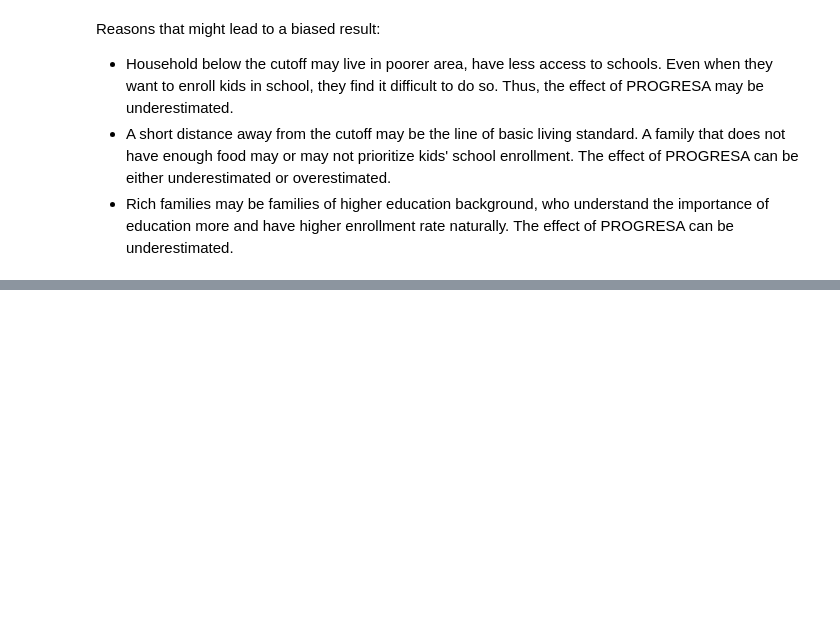
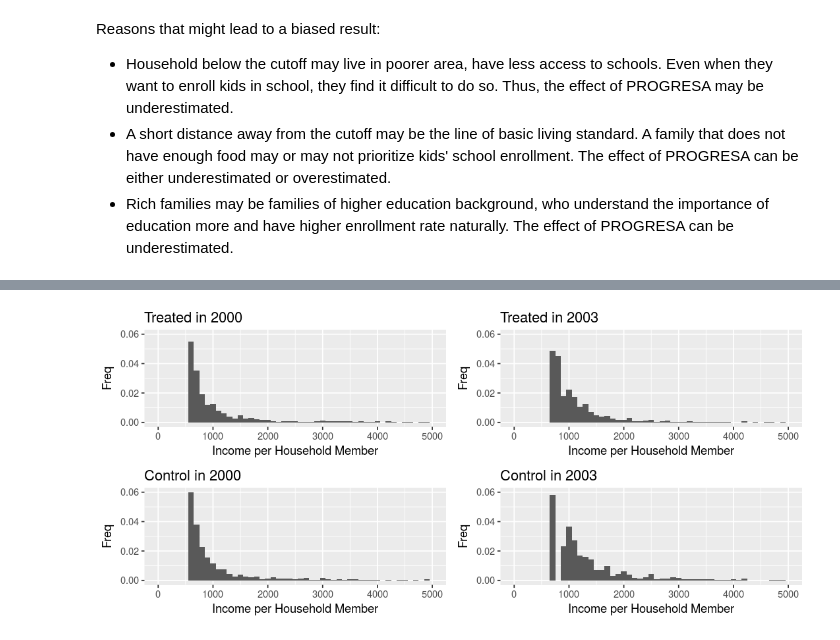
Before and after one commit to aoyh/bdbd, a Jupyter notebook: hw/Assignment3_AaronOu.ipynb, the cells around one changed output, grey strips where cells are left out. Drawn from its saved outputs; the diff is of its cells as text; code cells hidden in the pictures; blank space fills up the shorter version.

```diff
--- a/hw/Assignment3_AaronOu.ipynb
+++ b/hw/Assignment3_AaronOu.ipynb
@@ -257,0 +275,6 @@ Reasons that might lead to a biased result:
+# %%
+# Read raw data and clean for difference in difference exercise
+did <- read.csv("../Data/DID_OPORTUNIDADES.csv", header = TRUE) %>%
+  filter(year %in% c(2000, 2003), !is.na(Income_HH_per))
+head(did, 1)
+summary(did$Income_HH_per)
@@ -257,0 +286,21 @@ Reasons that might lead to a biased result:
+# %%
+# Method 1: Plot one by one
+options(repr.plot.width = 9, repr.plot.height = 4)
+PlotHist <- function(year_value, d_value) {
+  did %>% filter(year == year_value, D == d_value) %>%
+    ggplot() +
+    aes(x = Income_HH_per, y = ..count../sum(..count..)) +
+    geom_histogram(binwidth = 100) +
+    scale_x_continuous(limits = c(0, 5000)) +
+    scale_y_continuous(limits = c(0, 0.06)) +
+    ggtitle(paste0(d_value, " in ", year_value)) +
+    xlab("Income per Household Member") +
+    ylab("Freq")
+}
+multiplot(
+  PlotHist(2000, "Treated"),
+  PlotHist(2003, "Treated"),
+  PlotHist(2000, "Control"),
+  PlotHist(2003, "Control"),
+  cols = 2)
+# %% [output]
@@ -257,0 +316 @@ Reasons that might lead to a biased result:
+[figure, added]
```
Also changed, not shown: parts of 17 cells of this notebook, 11 other files.
